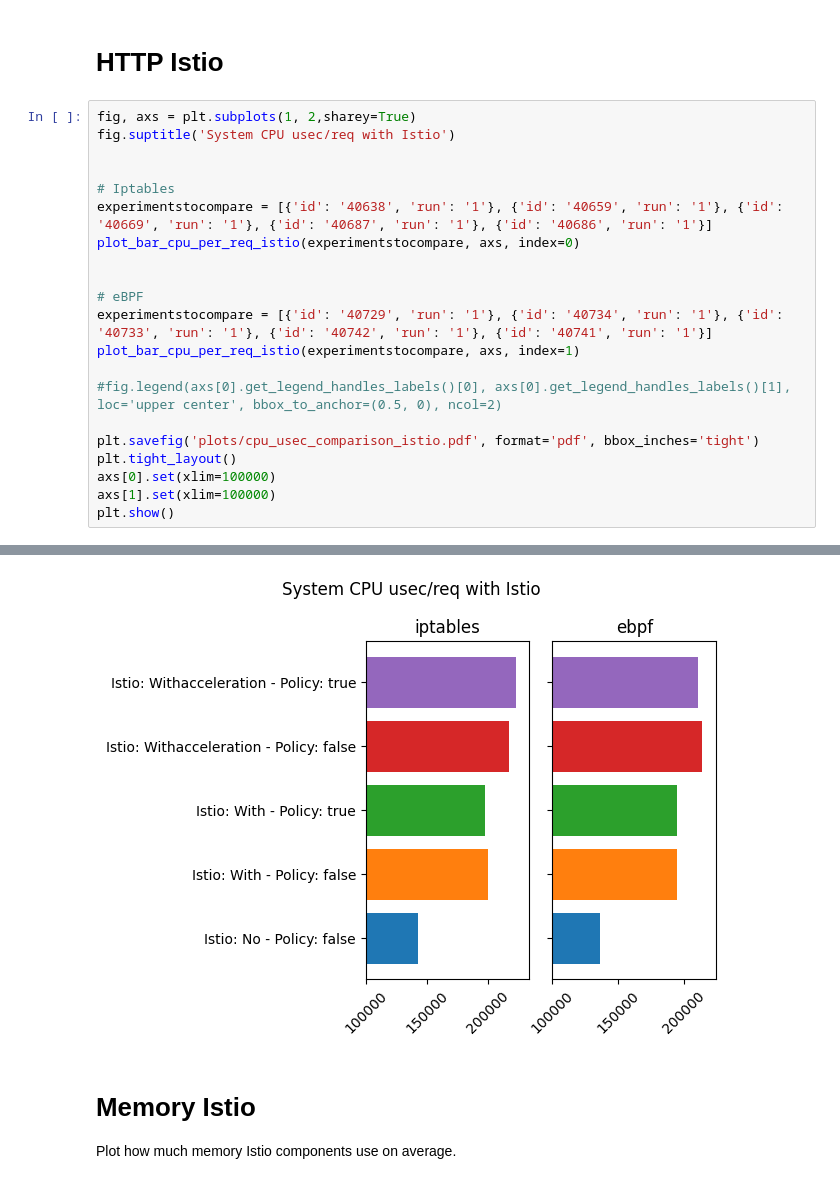
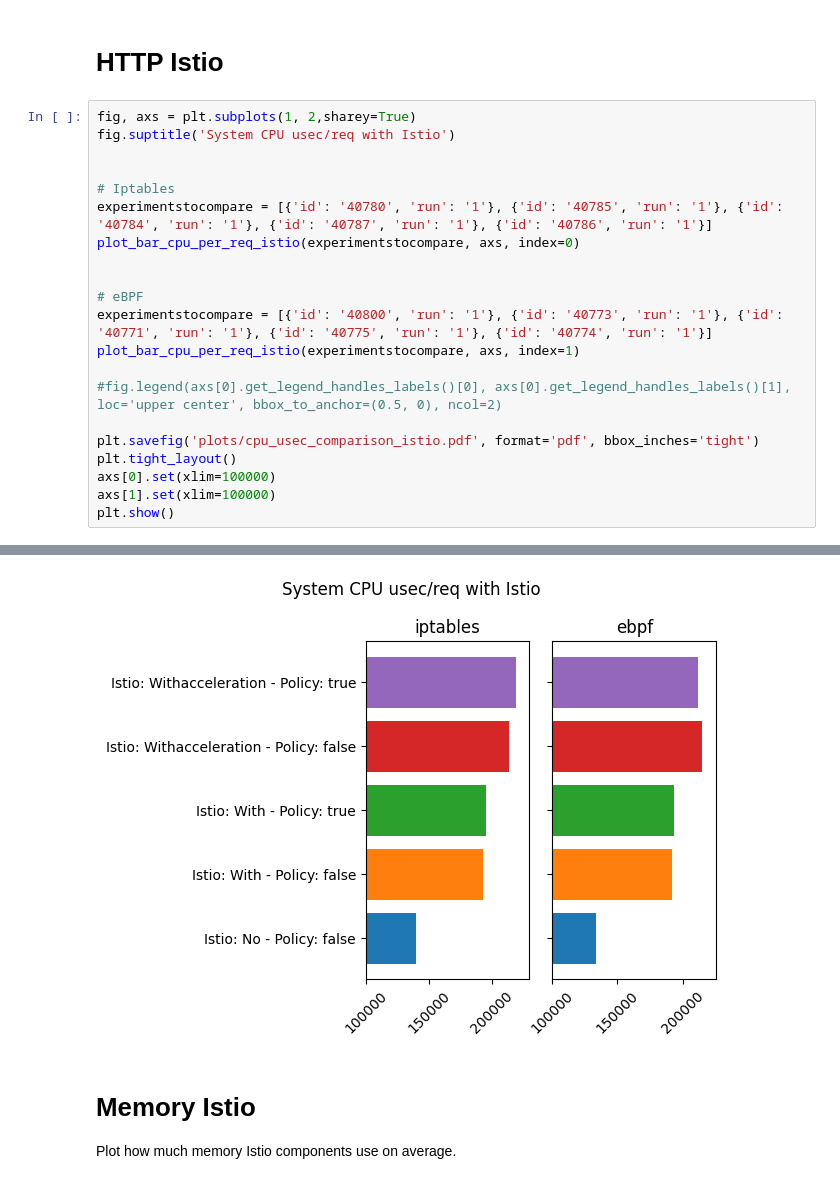
Before and after one commit to EmilZackrisson/thesis, a Jupyter notebook: Analysis/cgroup.ipynb, the cells around one changed output, grey strips where cells are left out. Drawn from its saved outputs; the diff is of its cells as text.

```diff
--- a/Analysis/cgroup.ipynb
+++ b/Analysis/cgroup.ipynb
@@ -199,12 +171,12 @@ fig.suptitle('System CPU usec/req with Istio')
 
 
 # Iptables
-experimentstocompare = [{'id': '40638', 'run': '1'}, {'id': '40659', 'run': '1'}, {'id': '40669', 'run': '1'}, {'id': '40687', 'run': '1'}, {'id': '40686', 'run': '1'}]
+experimentstocompare = [{'id': '40780', 'run': '1'}, {'id': '40785', 'run': '1'}, {'id': '40784', 'run': '1'}, {'id': '40787', 'run': '1'}, {'id': '40786', 'run': '1'}]
 plot_bar_cpu_per_req_istio(experimentstocompare, axs, index=0)
 
 
 # eBPF
-experimentstocompare = [{'id': '40729', 'run': '1'}, {'id': '40734', 'run': '1'}, {'id': '40733', 'run': '1'}, {'id': '40742', 'run': '1'}, {'id': '40741', 'run': '1'}]
+experimentstocompare = [{'id': '40800', 'run': '1'}, {'id': '40773', 'run': '1'}, {'id': '40771', 'run': '1'}, {'id': '40775', 'run': '1'}, {'id': '40774', 'run': '1'}]
 plot_bar_cpu_per_req_istio(experimentstocompare, axs, index=1)
 
 #fig.legend(axs[0].get_legend_handles_labels()[0], axs[0].get_legend_handles_labels()[1], loc='upper center', bbox_to_anchor=(0.5, 0), ncol=2)
@@ -235,4 +207,4 @@ Mean: 210574666
-[figure, old version]
+[figure, new version]
 # %% [markdown]
 # Memory Istio
 
```
Also changed, not shown: parts of 4 cells of this notebook, 2 other files.
